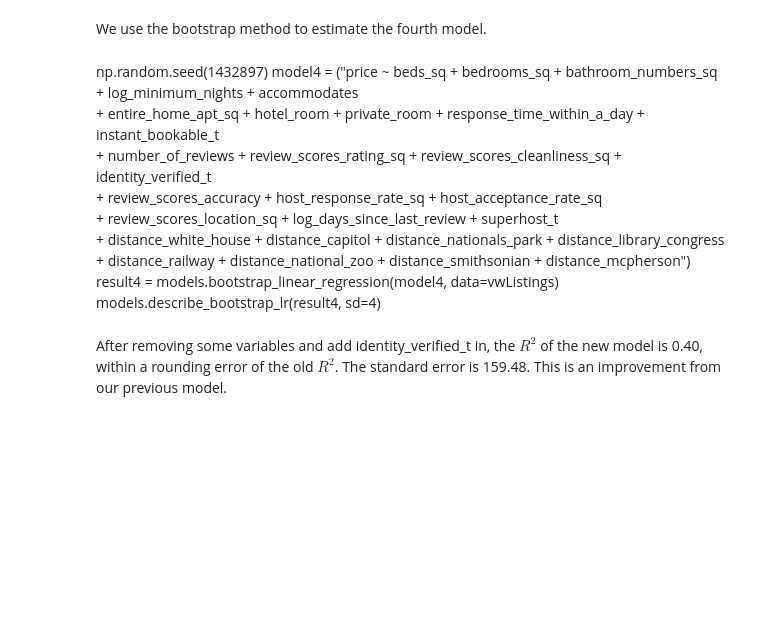
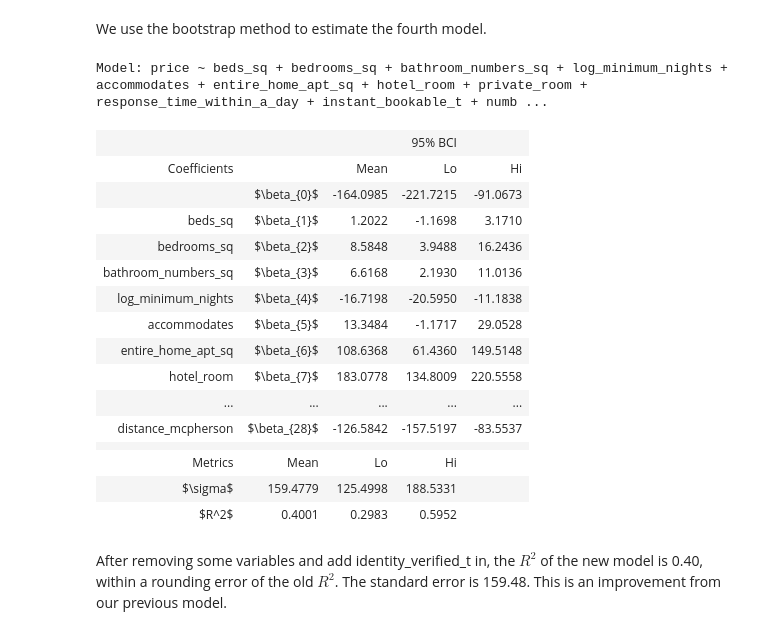
Before and after one commit to ayee6/JHUDataScienceGroup9, a Jupyter notebook: regression.ipynb, the cells around one changed output. Cells and saved outputs as stored; diff of their text form; code cells hidden in the pictures; blank space fills up the shorter version.

```diff
--- a/regression.ipynb
+++ b/regression.ipynb
@@ -451,17 +451,35 @@ vwListings['entire_home_apt_sq'] = vwListings['entire_home_apt'].apply(lambda x:
 vwListings['review_scores_location_sq'] = vwListings['review_scores_location'].apply(lambda x: x ** 2)
 vwListings['host_response_rate_sq'] = vwListings['host_response_rate'].apply(lambda x: x ** 2)
 vwListings['host_acceptance_rate_sq'] = vwListings['host_acceptance_rate'].apply(lambda x: x ** 2)
-# %% [markdown]
-np.random.seed(1432897)
-model4 = ("price ~ beds_sq + bedrooms_sq + bathroom_numbers_sq + log_minimum_nights + accommodates \
-        + entire_home_apt_sq + hotel_room + private_room + response_time_within_a_day + instant_bookable_t \
-        + number_of_reviews + review_scores_rating_sq + review_scores_cleanliness_sq + identity_verified_t \
-        + review_scores_accuracy + host_response_rate_sq + host_acceptance_rate_sq \
-        + review_scores_location_sq + log_days_since_last_review + superhost_t \
-        + distance_white_house + distance_capitol + distance_nationals_park + distance_library_congress\
-        + distance_railway + distance_national_zoo + distance_smithsonian + distance_mcpherson")
-result4 = models.bootstrap_linear_regression(model4, data=vwListings)
-models.describe_bootstrap_lr(result4, sd=4)
+# %%
+np.random.seed(1432897)
+model4 = ("price ~ beds_sq + bedrooms_sq + bathroom_numbers_sq + log_minimum_nights + accommodates \
+        + entire_home_apt_sq + hotel_room + private_room + response_time_within_a_day + instant_bookable_t \
+        + number_of_reviews + review_scores_rating_sq + review_scores_cleanliness_sq + identity_verified_t \
+        + review_scores_accuracy + host_response_rate_sq + host_acceptance_rate_sq \
+        + review_scores_location_sq + log_days_since_last_review + superhost_t \
+        + distance_white_house + distance_capitol + distance_nationals_park + distance_library_congress\
+        + distance_railway + distance_national_zoo + distance_smithsonian + distance_mcpherson")
+result4 = models.bootstrap_linear_regression(model4, data=vwListings)
+models.describe_bootstrap_lr(result4, sd=4)
+# %% [output]
+Model: price ~ beds_sq + bedrooms_sq + bathroom_numbers_sq + log_minimum_nights + accommodates + entire_home_apt_sq + hotel_room + private_room + response_time_within_a_day + instant_bookable_t + numb ...
+|  |  |  | 95% BCI |  |
+| Coefficients |  | Mean | Lo | Hi |
+|  | $\beta_{0}$ | -164.0985 | -221.7215 | -91.0673 |
+| beds_sq | $\beta_{1}$ | 1.2022 | -1.1698 | 3.1710 |
+| bedrooms_sq | $\beta_{2}$ | 8.5848 | 3.9488 | 16.2436 |
+| bathroom_numbers_sq | $\beta_{3}$ | 6.6168 | 2.1930 | 11.0136 |
+| log_minimum_nights | $\beta_{4}$ | -16.7198 | -20.5950 | -11.1838 |
+| accommodates | $\beta_{5}$ | 13.3484 | -1.1717 | 29.0528 |
+| entire_home_apt_sq | $\beta_{6}$ | 108.6368 | 61.4360 | 149.5148 |
+| hotel_room | $\beta_{7}$ | 183.0778 | 134.8009 | 220.5558 |
+| ... | ... | ... | ... | ... |
+| distance_mcpherson | $\beta_{28}$ | -126.5842 | -157.5197 | -83.5537 |
+|  |  |  |  |  |
+| Metrics | Mean | Lo | Hi |  |
+| $\sigma$ | 159.4779 | 125.4998 | 188.5331 |  |
+| $R^2$ | 0.4001 | 0.2983 | 0.5952 |  |
 # %% [markdown]
 After removing some variables and add identity_verified_t in, the $R^2$ of the new model is 0.40, within a rounding error of the old $R^2$. The standard error is 159.48. This is an improvement from our previous model.
 # %% [markdown]
```
Also changed, not shown: parts of 8 cells of this notebook.
